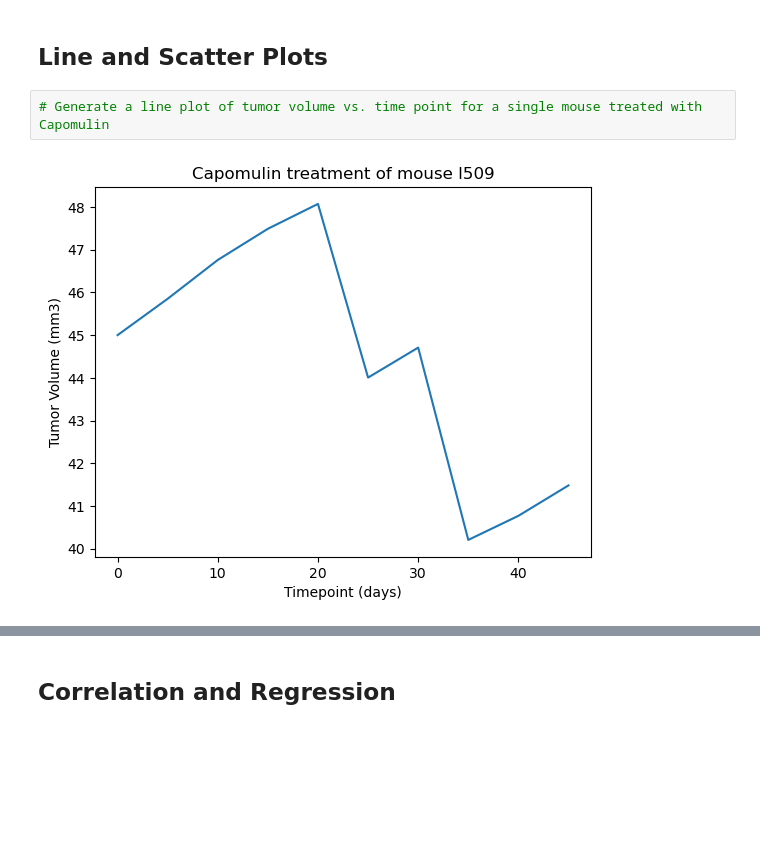
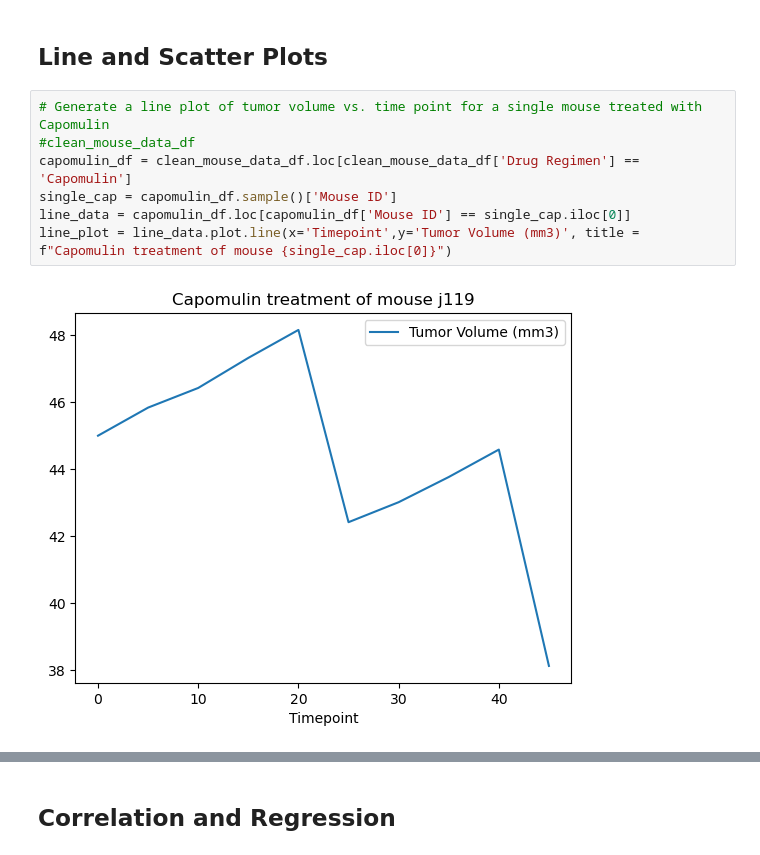
Before and after one commit to dsfackrell/Module5Challenge, a Jupyter notebook: Pymaceuticals/pymaceuticals.ipynb, the cells around one changed output, grey strips where cells are left out. Cells and saved outputs as stored; diff of their text form; blank space fills up the shorter version.

Commit message:
Line and Scatter Plots

```diff
--- a/Pymaceuticals/pymaceuticals.ipynb
+++ b/Pymaceuticals/pymaceuticals.ipynb
@@ -249,5 +249,10 @@ boxplot = tumor_vol_data_df.boxplot(column=treatment_names, ylabel = 'Final Tumo
 ## Line and Scatter Plots
 # %%
 # Generate a line plot of tumor volume vs. time point for a single mouse treated with Capomulin
+#clean_mouse_data_df
+capomulin_df = clean_mouse_data_df.loc[clean_mouse_data_df['Drug Regimen'] == 'Capomulin']
+single_cap = capomulin_df.sample()['Mouse ID']
+line_data = capomulin_df.loc[capomulin_df['Mouse ID'] == single_cap.iloc[0]]
+line_plot = line_data.plot.line(x='Timepoint',y='Tumor Volume (mm3)', title = f"Capomulin treatment of mouse {single_cap.iloc[0]}")
 # %% [output]
-[figure, old version]
+[figure, new version]
```
Also changed, not shown: parts of 3 cells of this notebook.
